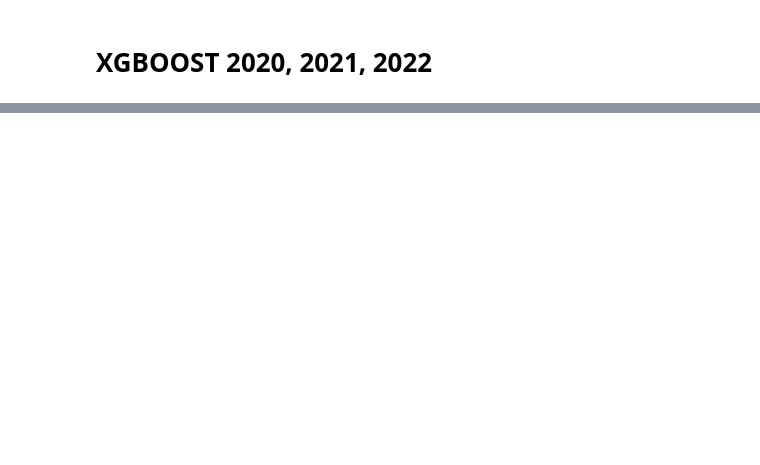
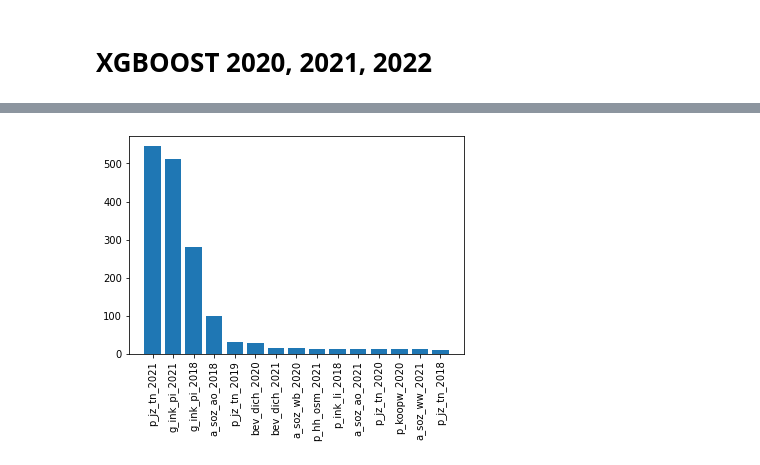
Before and after one commit to semkjaer/capybara1.0, a Jupyter notebook: pred_xg.ipynb, the cells around one changed output, grey strips where cells are left out. Drawn from its saved outputs; the diff is of its cells as text; code cells hidden in the pictures; blank space fills up the shorter version.

Commit message:
data helemaal gecleaned en gefixt, model gerund

```diff
--- a/pred_xg.ipynb
+++ b/pred_xg.ipynb
@@ -102,0 +89,16 @@ Index(['a_inw_2013', 'a_man_2013', 'a_vrouw_2013', 'a_geb_2013', 'a_ste_2013',
+# %%
+from IPython.display import display
+
+cols = sorted(dfs.columns)
+cols.remove("gwb_code_10")
+cols = ["gwb_code_10"] + cols
+dfs = dfs[cols]
+
+for x in dfs.columns:
+    if "2018" in x:
+        dfs[x] = dfs[x].fillna(dfs[x].mean())
+
+dfs = dfs.ffill(axis='columns')
+dfs = dfs.apply(pd.to_numeric, errors='ignore')
+
+display(dfs)
@@ -102,0 +119,2 @@ Index(['a_inw_2013', 'a_man_2013', 'a_vrouw_2013', 'a_geb_2013', 'a_ste_2013',
+# %%
+dfs = dfs.drop("gwb_code_10", axis=1)
@@ -103,3 +141,7 @@ Index(['a_inw_2013', 'a_man_2013', 'a_vrouw_2013', 'a_geb_2013', 'a_ste_2013',
+# %%
+# Extract features and target variable
+target = dfs['p_jz_tn_2022']
+features = dfs[[x for x in dfs.columns if "2022" not in x]]
 # %%
 # Split data into training and testing sets
 X_train, X_test, y_train, y_test = train_test_split(features, target, test_size=0.2, random_state=42)
@@ -123 +165,13 @@ R^2 Score: 0.8563592789189866
+# %%
+import matplotlib.pyplot as plt
+feature_importance = sorted(xgb_model.get_booster().get_score(importance_type="gain").items(), key=lambda x:x[1], reverse=True)
+
+features = list(zip(*feature_importance))[0]
+importances = list(zip(*feature_importance))[1]
+
+plt.bar(range(len(feature_importance[:15])), importances[:15], tick_label=features[:15])
+plt.xticks(rotation = 90)
+plt.show()
+# %% [output]
+[figure, added]
 # %%
```
Also changed, not shown: parts of 8 cells of this notebook, 10 other files.
